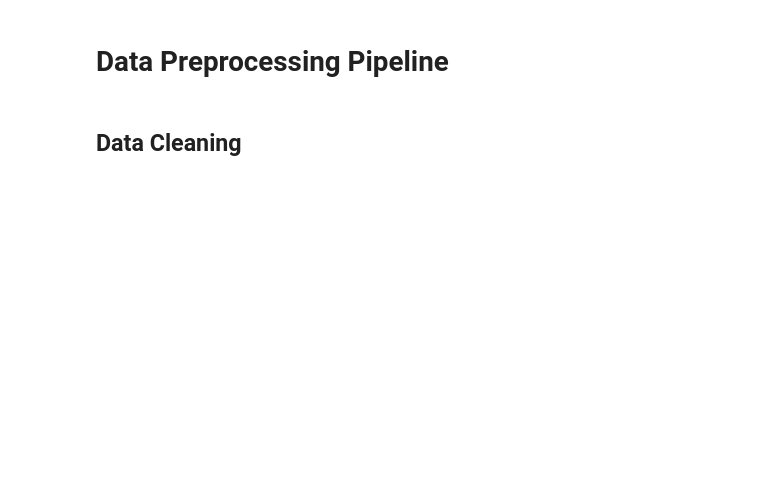
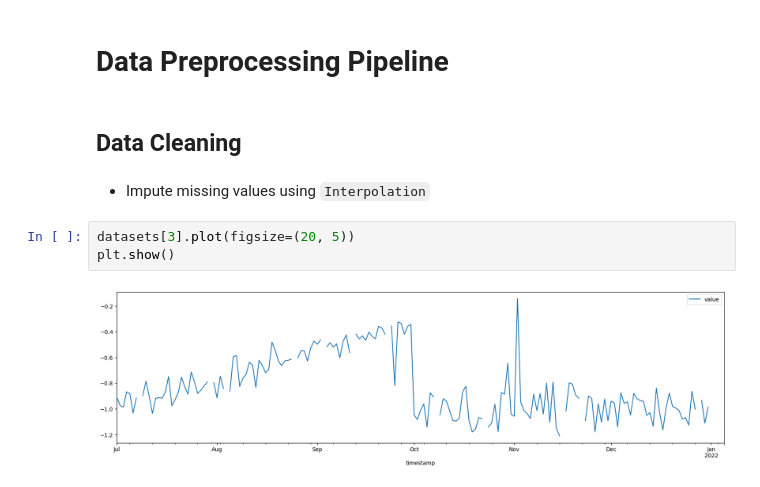
Before and after one commit to MMostafa-Hub/time-series-forecaster, a Jupyter notebook: notebooks/preprocessing.ipynb, the cells around one changed output. Saved outputs shown, nothing was run; the diff lists cells and outputs as text; blank space fills up the shorter version.

```diff
--- a/notebooks/preprocessing.ipynb
+++ b/notebooks/preprocessing.ipynb
@@ -87,3 +100,10 @@ datasets = [
 # Data Preprocessing Pipeline
 # %% [markdown]
 ## Data Cleaning
+# %% [markdown]
+- Impute missing values using `Interpolation`
+# %%
+datasets[3].plot(figsize=(20, 5))
+plt.show()
+# %% [output]
+[figure, added]
```
Also changed, not shown: parts of 9 cells of this notebook.
